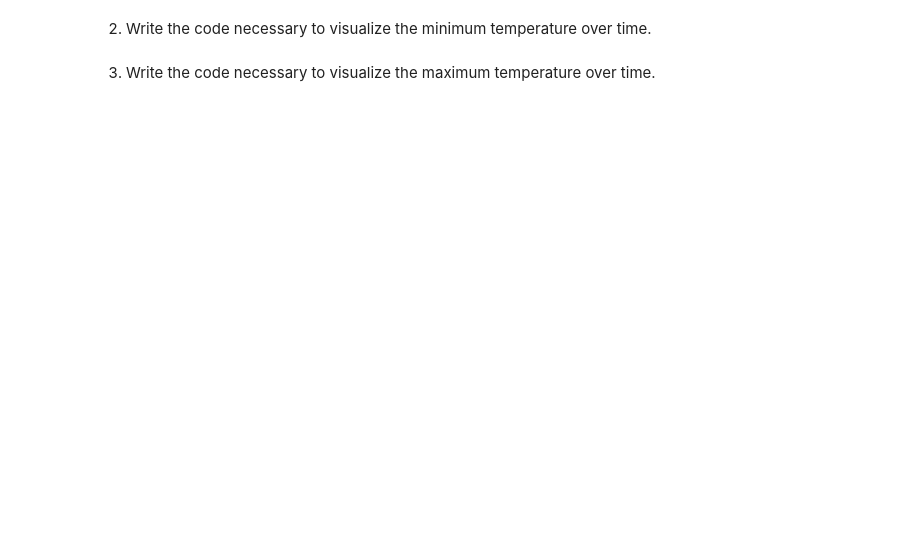
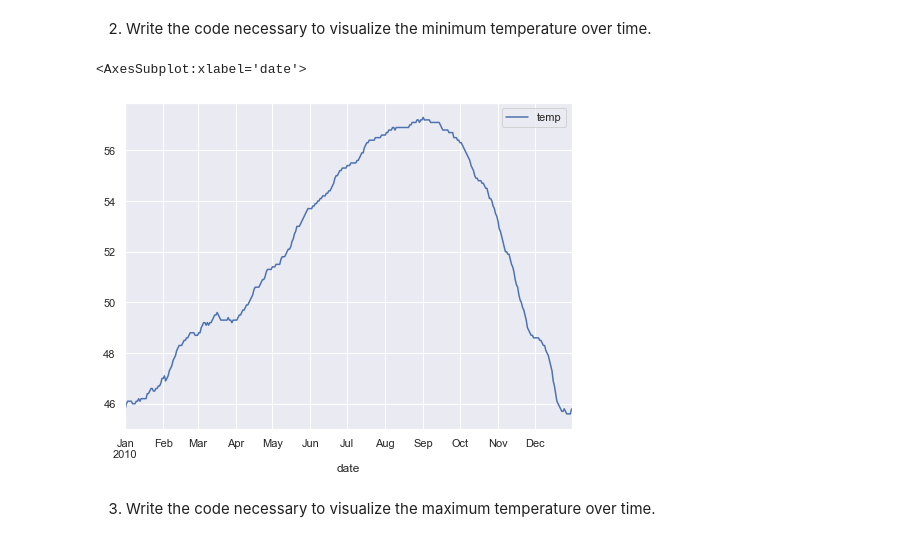
Before and after one commit to Jared-Godar/time-series-exercises, a Jupyter notebook: time_series_exercises.ipynb, the cells around one changed output. Cells and saved outputs as stored; diff of their text form; code cells hidden in the pictures; blank space fills up the shorter version.

```diff
--- a/time_series_exercises.ipynb
+++ b/time_series_exercises.ipynb
@@ -109,4 +129,9 @@ NumExpr defaulting to 8 threads.
 # %% [markdown]
 2. Write the code necessary to visualize the minimum temperature over time.
+# %%
+df.resample('D').min().plot()
+# %% [output]
+<AxesSubplot:xlabel='date'>
+[figure, added]
 # %% [markdown]
 3. Write the code necessary to visualize the maximum temperature over time.
```
Also changed, not shown: parts of 47 cells of this notebook.
